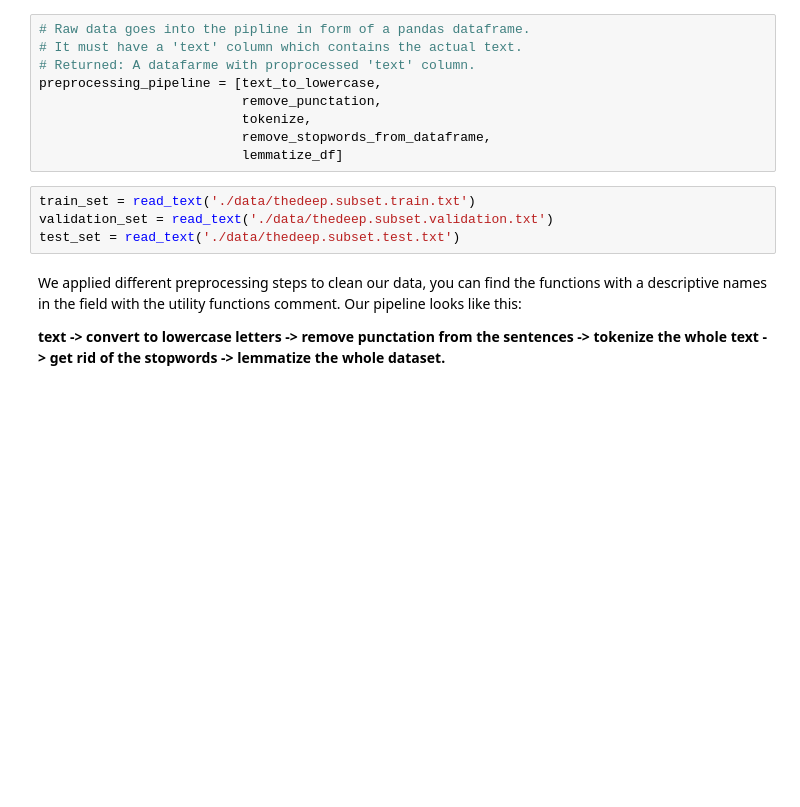
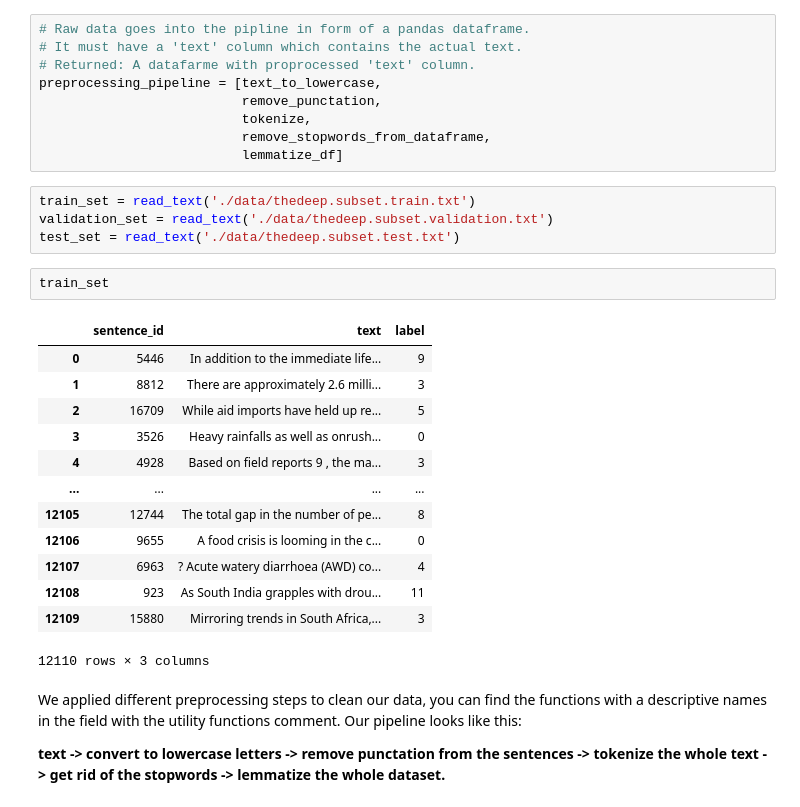
Before and after one commit to borosabel/NLP, a Jupyter notebook: Assignment1.ipynb, the cells around one changed output. Saved outputs shown, nothing was run; the diff lists cells and outputs as text; blank space fills up the shorter version.

```diff
--- a/Assignment1.ipynb
+++ b/Assignment1.ipynb
@@ -144,6 +144,22 @@ preprocessing_pipeline = [text_to_lowercase,
 train_set = read_text('./data/thedeep.subset.train.txt')
 validation_set = read_text('./data/thedeep.subset.validation.txt')
 test_set = read_text('./data/thedeep.subset.test.txt')
+# %%
+train_set
+# %% [output]
+|  | sentence_id | text | label |
+| 0 | 5446 | In addition to the immediate life... | 9 |
+| 1 | 8812 | There are approximately 2.6 milli... | 3 |
+| 2 | 16709 | While aid imports have held up re... | 5 |
+| 3 | 3526 | Heavy rainfalls as well as onrush... | 0 |
+| 4 | 4928 | Based on field reports 9 , the ma... | 3 |
+| ... | ... | ... | ... |
+| 12105 | 12744 | The total gap in the number of pe... | 8 |
+| 12106 | 9655 | A food crisis is looming in the c... | 0 |
+| 12107 | 6963 | ? Acute watery diarrhoea (AWD) co... | 4 |
+| 12108 | 923 | As South India grapples with drou... | 11 |
+| 12109 | 15880 | Mirroring trends in South Africa,... | 3 |
+12110 rows × 3 columns
 # %% [markdown]
 We applied different preprocessing steps to clean our data, you can find the functions with a descriptive names in the field with the utility functions comment.
 Our pipeline looks like this:
```
Also changed, not shown: parts of 5 cells of this notebook.
